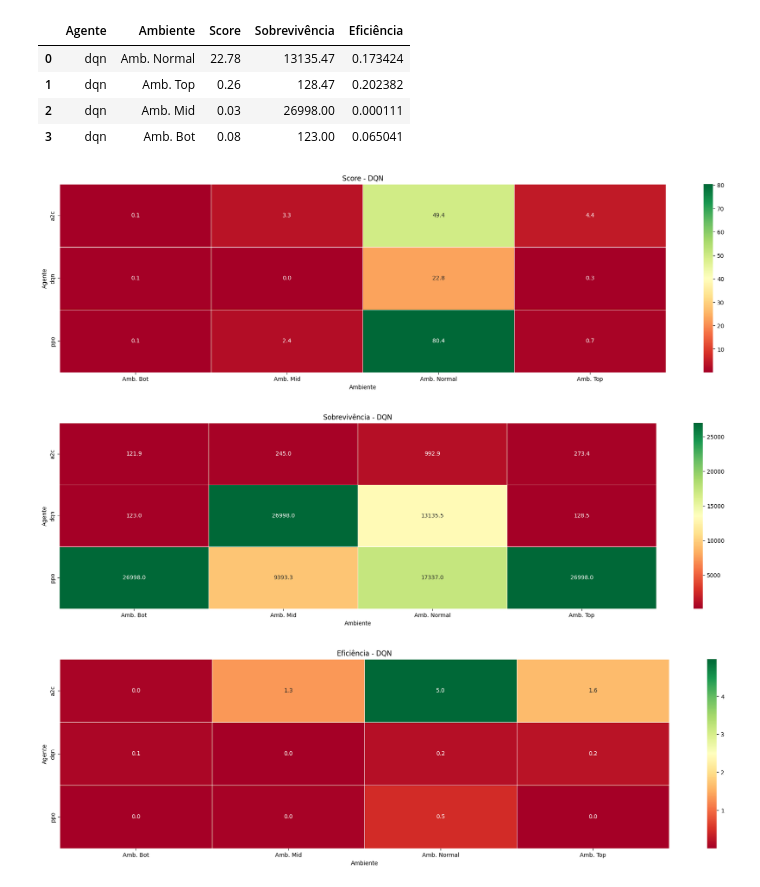
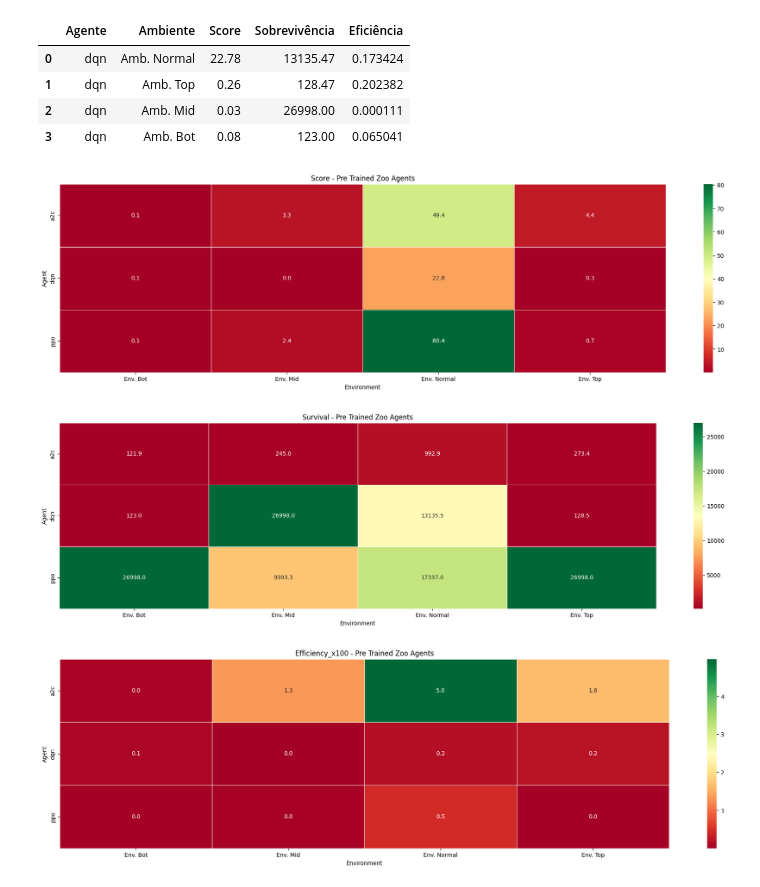
Before and after one commit to VitorBSP/BlurRL, a Jupyter notebook: analise_agentes_pre_trained.ipynb, the cells around one changed output. Drawn from its saved outputs; the diff is of its cells as text; code cells hidden in the pictures.

Commit message:
fix: adjust in images

```diff
--- a/analise_agentes_pre_trained.ipynb
+++ b/analise_agentes_pre_trained.ipynb
@@ -398,9 +398,9 @@ No ambiente: Amb. Normal...
 # %%
 df.to_csv("cross_eval_pre_trained_v1.csv", index=False)
 # %%
-df = pd.read_csv("cross_eval_pre_trained_v2.csv")
+df = pd.read_csv("dados/cross_eval_pre_trained_v2.csv")
 # %%
-df_dqn = pd.read_csv("cross_eval_pre_trained_v2_dqn.csv")
+df_dqn = pd.read_csv("dados/cross_eval_pre_trained_v2_dqn.csv")
 # %%
 df_dqn
 # %% [output]
@@ -411,17 +411,26 @@ df_dqn
 | 3 | dqn | Amb. Bot | 0.08 | 123.00 | 0.065041 |
 # %%
 df = pd.concat([df, df_dqn], ignore_index=True)
+# %%
+df = df.rename(columns={
+    "Agente": "Agent",
+    "Ambiente": "Environment",
+    "Sobrevivência": "Survival",
+    "Eficiência": "Efficiency_x100",
+})
+
+df["Environment"] = df["Environment"].str.replace("Amb.", "Env.", regex=False)
 # %%
-metrics = ["Score", "Sobrevivência", "Eficiência"]
+metrics = ["Score", "Survival", "Efficiency_x100"]
 
 
 for i, metric in enumerate(metrics):
-    pivot = df.pivot(index="Agente", columns="Ambiente", values=metric)
+    pivot = df.pivot(index="Agent", columns="Environment", values=metric)
     plt.subplots(figsize=(24, 6))
     sns.heatmap(pivot, annot=True, fmt=".1f", cmap="RdYlGn", linewidths=.5)
-    plt.title(f"{metric} - DQN")
+    plt.title(f"{metric} - Pre Trained Zoo Agents")
     plt.show()
 # %% [output]
-[figure, old version]
+[figure, new version]
-[figure, old version]
+[figure, new version]
-[figure, old version]
+[figure, new version]
```
Also changed, not shown: parts of 1 cell of this notebook, 6 other files.
